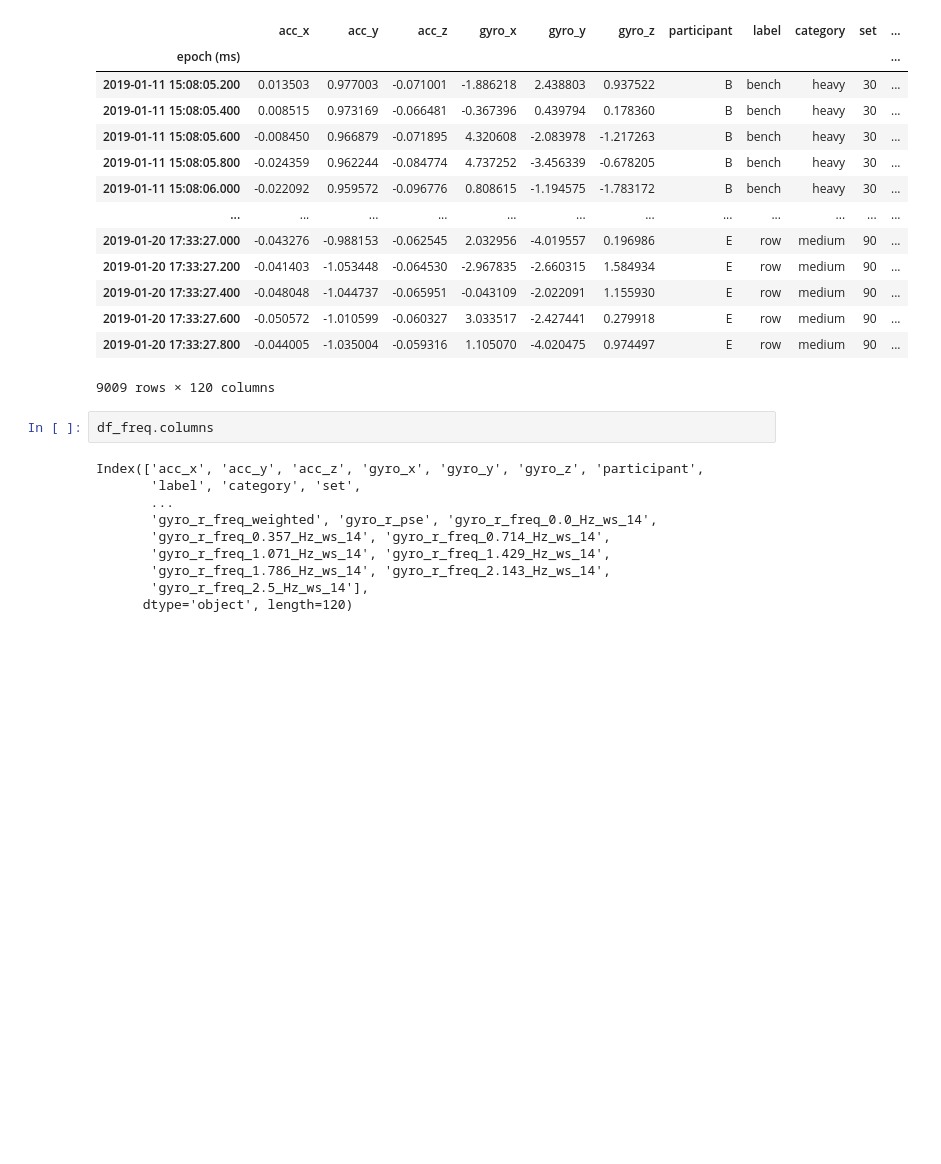
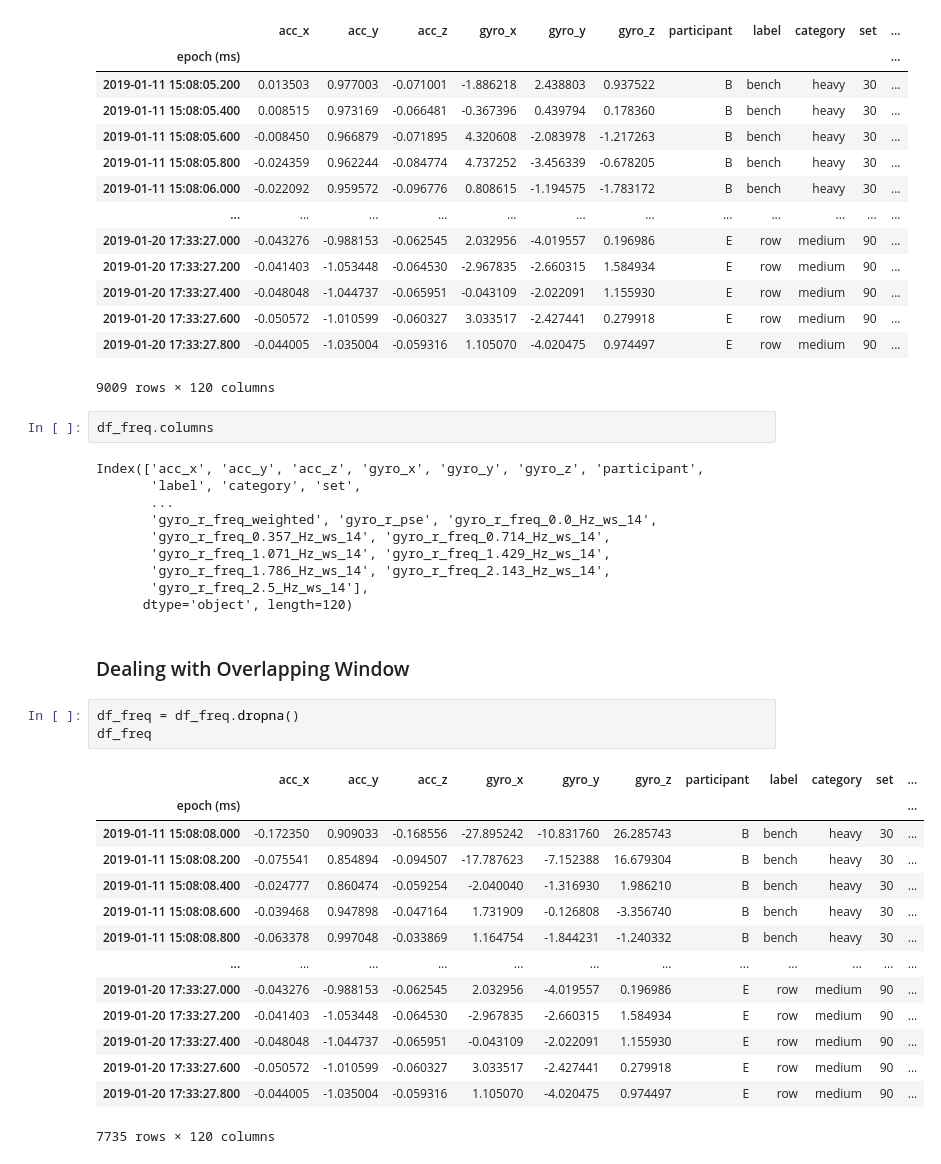
Before and after one commit to richikraj30/Fitness-tracker-ML, a Jupyter notebook: notebooks/feature_engineering.ipynb, the cells around one changed output. Saved outputs shown, nothing was run; the diff lists cells and outputs as text; blank space fills up the shorter version.

```diff
--- a/notebooks/feature_engineering.ipynb
+++ b/notebooks/feature_engineering.ipynb
@@ -639,3 +639,23 @@ Index(['acc_x', 'acc_y', 'acc_z', 'gyro_x', 'gyro_y', 'gyro_z', 'participant',
        'gyro_r_freq_1.786_Hz_ws_14', 'gyro_r_freq_2.143_Hz_ws_14',
        'gyro_r_freq_2.5_Hz_ws_14'],
       dtype='object', length=120)
+# %% [markdown]
+### Dealing with Overlapping Window
+# %%
+df_freq = df_freq.dropna()
+df_freq
+# %% [output]
+|  | acc_x | acc_y | acc_z | gyro_x | gyro_y | gyro_z | participant | label | category | set | ... |
+| epoch (ms) |  |  |  |  |  |  |  |  |  |  | ... |
+| 2019-01-11 15:08:08.000 | -0.172350 | 0.909033 | -0.168556 | -27.895242 | -10.831760 | 26.285743 | B | bench | heavy | 30 | ... |
+| 2019-01-11 15:08:08.200 | -0.075541 | 0.854894 | -0.094507 | -17.787623 | -7.152388 | 16.679304 | B | bench | heavy | 30 | ... |
+| 2019-01-11 15:08:08.400 | -0.024777 | 0.860474 | -0.059254 | -2.040040 | -1.316930 | 1.986210 | B | bench | heavy | 30 | ... |
+| 2019-01-11 15:08:08.600 | -0.039468 | 0.947898 | -0.047164 | 1.731909 | -0.126808 | -3.356740 | B | bench | heavy | 30 | ... |
+| 2019-01-11 15:08:08.800 | -0.063378 | 0.997048 | -0.033869 | 1.164754 | -1.844231 | -1.240332 | B | bench | heavy | 30 | ... |
+| ... | ... | ... | ... | ... | ... | ... | ... | ... | ... | ... | ... |
+| 2019-01-20 17:33:27.000 | -0.043276 | -0.988153 | -0.062545 | 2.032956 | -4.019557 | 0.196986 | E | row | medium | 90 | ... |
+| 2019-01-20 17:33:27.200 | -0.041403 | -1.053448 | -0.064530 | -2.967835 | -2.660315 | 1.584934 | E | row | medium | 90 | ... |
+| 2019-01-20 17:33:27.400 | -0.048048 | -1.044737 | -0.065951 | -0.043109 | -2.022091 | 1.155930 | E | row | medium | 90 | ... |
+| 2019-01-20 17:33:27.600 | -0.050572 | -1.010599 | -0.060327 | 3.033517 | -2.427441 | 0.279918 | E | row | medium | 90 | ... |
+| 2019-01-20 17:33:27.800 | -0.044005 | -1.035004 | -0.059316 | 1.105070 | -4.020475 | 0.974497 | E | row | medium | 90 | ... |
+7735 rows × 120 columns
```
Also changed, not shown: parts of 11 cells of this notebook, 1 other file.
